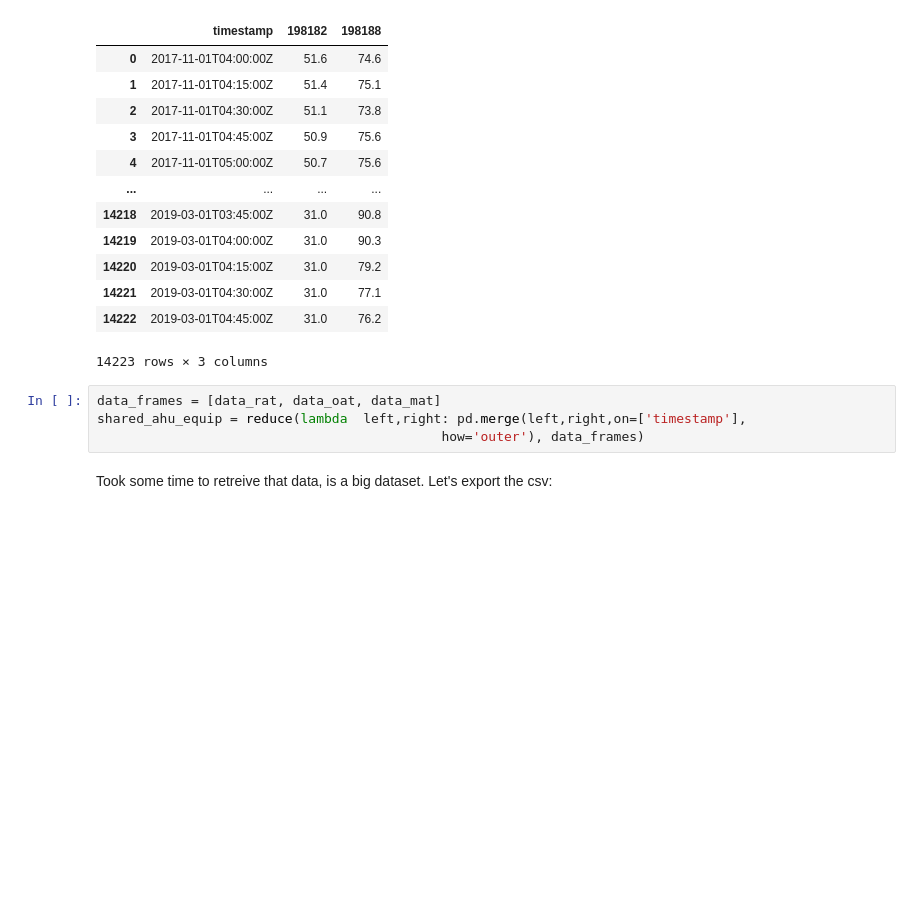
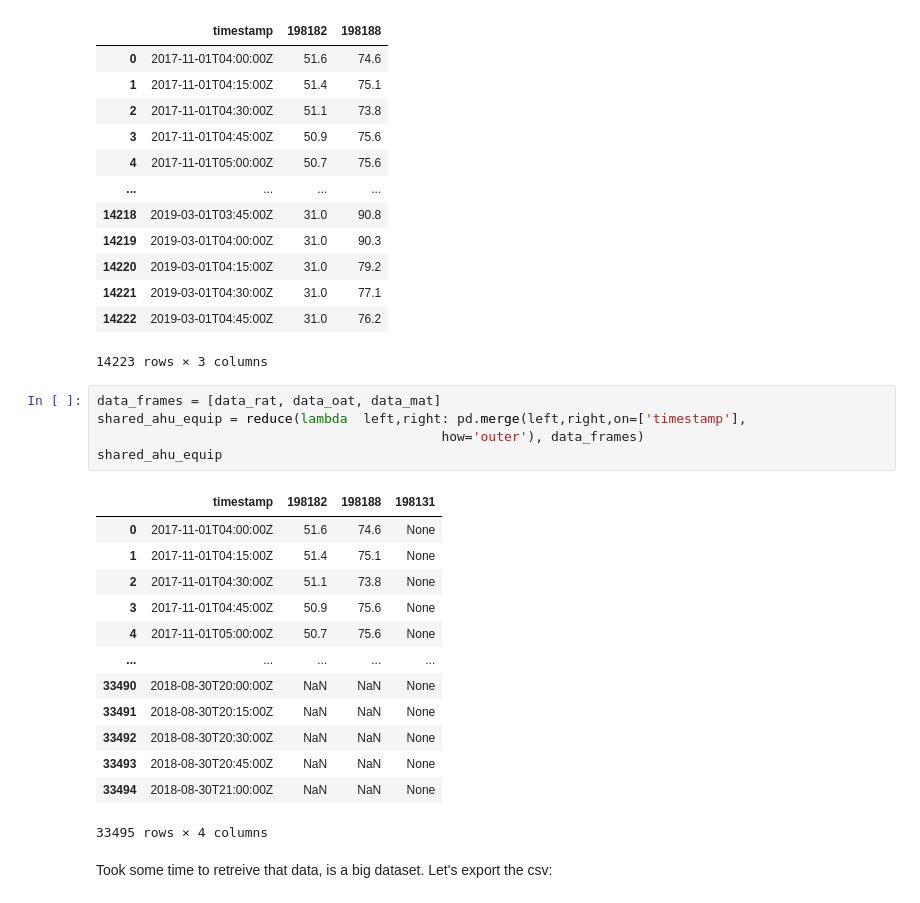
Before and after one commit to PengkunLiu/RTEM_CMU, a Jupyter notebook: RTEM Jupyter Notebook/d-rtem-fdd-FC6.ipynb, the cells around one changed output. Saved outputs shown, nothing was run; the diff lists cells and outputs as text; blank space fills up the shorter version.

```diff
--- a/RTEM Jupyter Notebook/d-rtem-fdd-FC6.ipynb
+++ b/RTEM Jupyter Notebook/d-rtem-fdd-FC6.ipynb
@@ -307,7 +308,22 @@ shared_ahu_equip
 # %%
 data_frames = [data_rat, data_oat, data_mat]
 shared_ahu_equip = reduce(lambda  left,right: pd.merge(left,right,on=['timestamp'],
                                             how='outer'), data_frames)
+shared_ahu_equip
+# %% [output]
+|  | timestamp | 198182 | 198188 | 198131 |
+| 0 | 2017-11-01T04:00:00Z | 51.6 | 74.6 | None |
+| 1 | 2017-11-01T04:15:00Z | 51.4 | 75.1 | None |
+| 2 | 2017-11-01T04:30:00Z | 51.1 | 73.8 | None |
+| 3 | 2017-11-01T04:45:00Z | 50.9 | 75.6 | None |
+| 4 | 2017-11-01T05:00:00Z | 50.7 | 75.6 | None |
+| ... | ... | ... | ... | ... |
+| 33490 | 2018-08-30T20:00:00Z | NaN | NaN | None |
+| 33491 | 2018-08-30T20:15:00Z | NaN | NaN | None |
+| 33492 | 2018-08-30T20:30:00Z | NaN | NaN | None |
+| 33493 | 2018-08-30T20:45:00Z | NaN | NaN | None |
+| 33494 | 2018-08-30T21:00:00Z | NaN | NaN | None |
+33495 rows × 4 columns
 # %% [markdown]
 Took some time to retreive that data, is a big dataset. Let's export the csv:
 # %%
```
Also changed, not shown: parts of 2 cells of this notebook.
